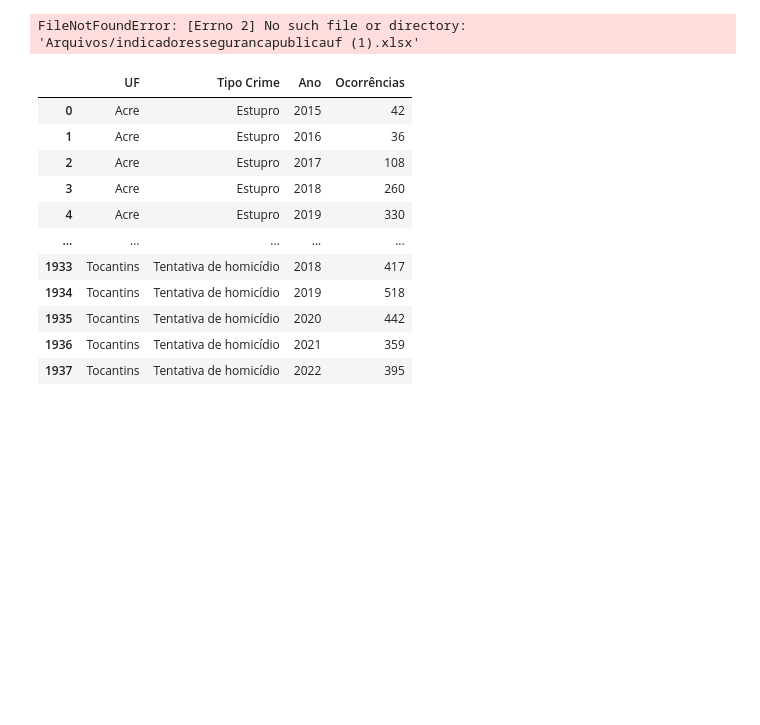
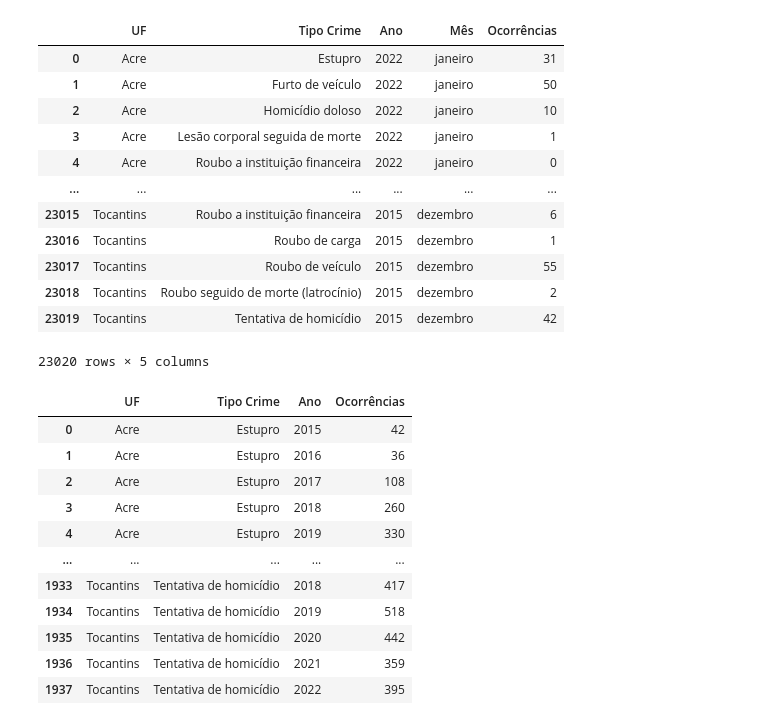
Before and after one commit to Marcelo-Silvestre/Analise_Dados_Boas_Praticas_PUCRIO, a Jupyter notebook: Notebooks/mvp_crimes_uf.ipynb, the cells around one changed output. Drawn from its saved outputs; the diff is of its cells as text; code cells hidden in the pictures; blank space fills up the shorter version.

```diff
--- a/Notebooks/mvp_crimes_uf.ipynb
+++ b/Notebooks/mvp_crimes_uf.ipynb
@@ -6,10 +6,22 @@ import numpy as np
 import matplotlib.pyplot as plt
 # %%
 #tabela base, com a quantidade d crimes por UF, mês a mês, entre janeiro de 2015 a dezembro de 2022.
-dados_crimes = pd.read_excel('Arquivos/indicadoressegurancapublicauf (1).xlsx')
+dados_crimes = pd.read_excel('https://raw.githubusercontent.com/Marcelo-Silvestre/Analise_Dados_Boas_Praticas_PUCRIO/main/Arquivos/indicadoressegurancapublicauf%20(1).xlsx')
 dados_crimes
 # %% [output]
+|  | UF | Tipo Crime | Ano | Mês | Ocorrências |
+| 0 | Acre | Estupro | 2022 | janeiro | 31 |
+| 1 | Acre | Furto de veículo | 2022 | janeiro | 50 |
+| 2 | Acre | Homicídio doloso | 2022 | janeiro | 10 |
+| 3 | Acre | Lesão corporal seguida de morte | 2022 | janeiro | 1 |
+| 4 | Acre | Roubo a instituição financeira | 2022 | janeiro | 0 |
+| ... | ... | ... | ... | ... | ... |
+| 23015 | Tocantins | Roubo a instituição financeira | 2015 | dezembro | 6 |
+| 23016 | Tocantins | Roubo de carga | 2015 | dezembro | 1 |
+| 23017 | Tocantins | Roubo de veículo | 2015 | dezembro | 55 |
+| 23018 | Tocantins | Roubo seguido de morte (latrocínio) | 2015 | dezembro | 2 |
+| 23019 | Tocantins | Tentativa de homicídio | 2015 | dezembro | 42 |
-FileNotFoundError: [Errno 2] No such file or directory: 'Arquivos/indicadoressegurancapublicauf (1).xlsx'
+23020 rows × 5 columns
 # %%
 #tabela gerada agrupando os crimes por ano em cada UF.
 dados_crimes_ano = dados_crimes.groupby(['UF','Tipo Crime','Ano'])['Ocorrências'].sum().reset_index()
```
Also changed, not shown: parts of 1 cell of this notebook.
